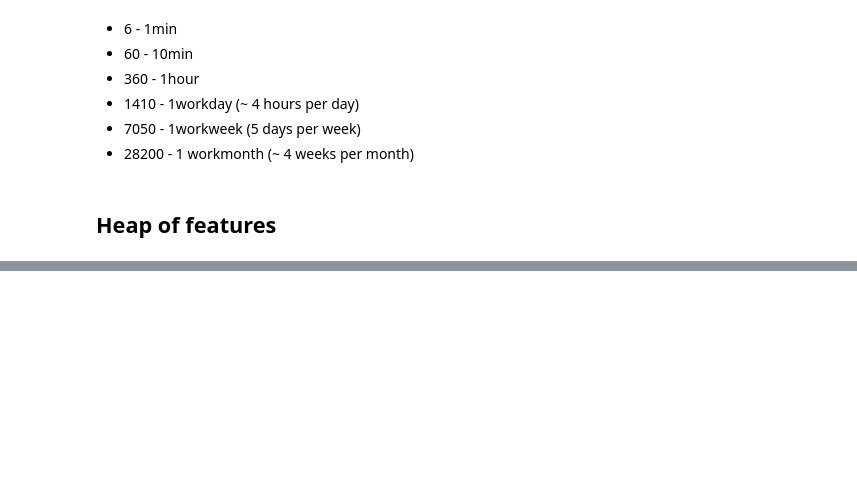
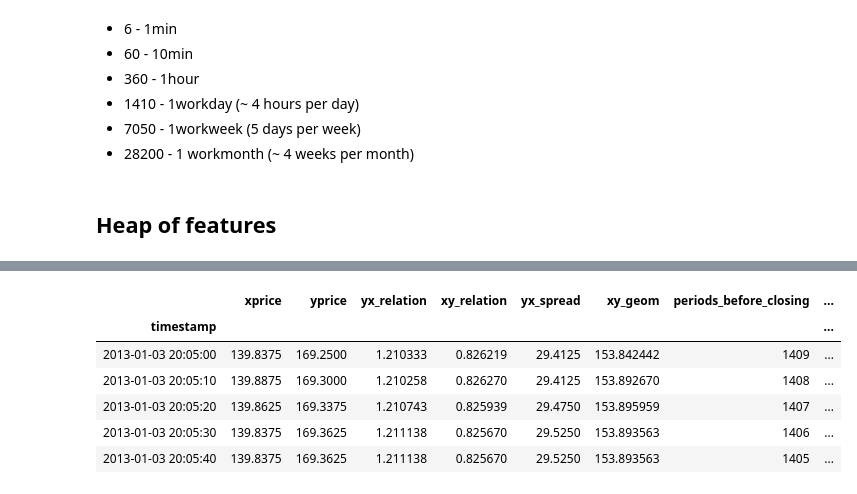
Before and after one commit to sneddy/Two-financial-instruments, a Jupyter notebook: FeaturesHeap.ipynb, the cells around one changed output, grey strips where cells are left out. Cells and saved outputs as stored; diff of their text form; code cells hidden in the pictures; blank space fills up the shorter version.

```diff
--- a/FeaturesHeap.ipynb
+++ b/FeaturesHeap.ipynb
@@ -377,0 +467,7 @@ Test R2 (x100):          0.51504
+# %%
+new_cols = add_rsi(data, 'xprice_time_mean_60', twoweeks_agg_periods)
+usecols.extend(new_cols)
+
+selected_cols = greedy_add_strategy(model, data, selected_cols, new_cols,
+                                    valid_ratio, test_ratio, droprows)
+validate_sklearn_model(model, data, selected_cols, valid_ratio, test_ratio, droprows);
@@ -377,0 +489,7 @@ Test R2 (x100):          0.51504
+# %%
+new_cols = add_rsi(data, 'xprice_time_mean_360', twoweeks_agg_periods)
+usecols.extend(new_cols)
+
+selected_cols = greedy_add_strategy(model, data, selected_cols, new_cols,
+                                    valid_ratio, test_ratio, droprows)
+validate_sklearn_model(model, data, selected_cols, valid_ratio, test_ratio, droprows);
@@ -377,0 +507,7 @@ Test R2 (x100):          0.51504
+# %%
+new_cols = add_rsi(data, 'yprice_time_mean_60', twoweeks_agg_periods)
+usecols.extend(new_cols)
+
+selected_cols = greedy_add_strategy(model, data, selected_cols, new_cols,
+                                    valid_ratio, test_ratio, droprows)
+validate_sklearn_model(model, data, selected_cols, valid_ratio, test_ratio, droprows);
@@ -377,0 +524,7 @@ Test R2 (x100):          0.51504
+# %%
+new_cols = add_rsi(data, 'yprice_time_mean_360', twoweeks_agg_periods)
+usecols.extend(new_cols)
+
+selected_cols = greedy_add_strategy(model, data, selected_cols, new_cols,
+                                    valid_ratio, test_ratio, droprows)
+validate_sklearn_model(model, data, selected_cols, valid_ratio, test_ratio, droprows);
@@ -377,0 +584,10 @@ Test R2 (x100):          0.51504
+# %%
+data[selected_cols].head()
+# %% [output]
+|  | xprice | yprice | yx_relation | xy_relation | yx_spread | xy_geom | periods_before_closing | ... |
+| timestamp |  |  |  |  |  |  |  | ... |
+| 2013-01-03 20:05:00 | 139.8375 | 169.2500 | 1.210333 | 0.826219 | 29.4125 | 153.842442 | 1409 | ... |
+| 2013-01-03 20:05:10 | 139.8875 | 169.3000 | 1.210258 | 0.826270 | 29.4125 | 153.892670 | 1408 | ... |
+| 2013-01-03 20:05:20 | 139.8625 | 169.3375 | 1.210743 | 0.825939 | 29.4750 | 153.895959 | 1407 | ... |
+| 2013-01-03 20:05:30 | 139.8375 | 169.3625 | 1.211138 | 0.825670 | 29.5250 | 153.893563 | 1406 | ... |
+| 2013-01-03 20:05:40 | 139.8375 | 169.3625 | 1.211138 | 0.825670 | 29.5250 | 153.893563 | 1405 | ... |
```
Also changed, not shown: parts of 33 cells of this notebook.
